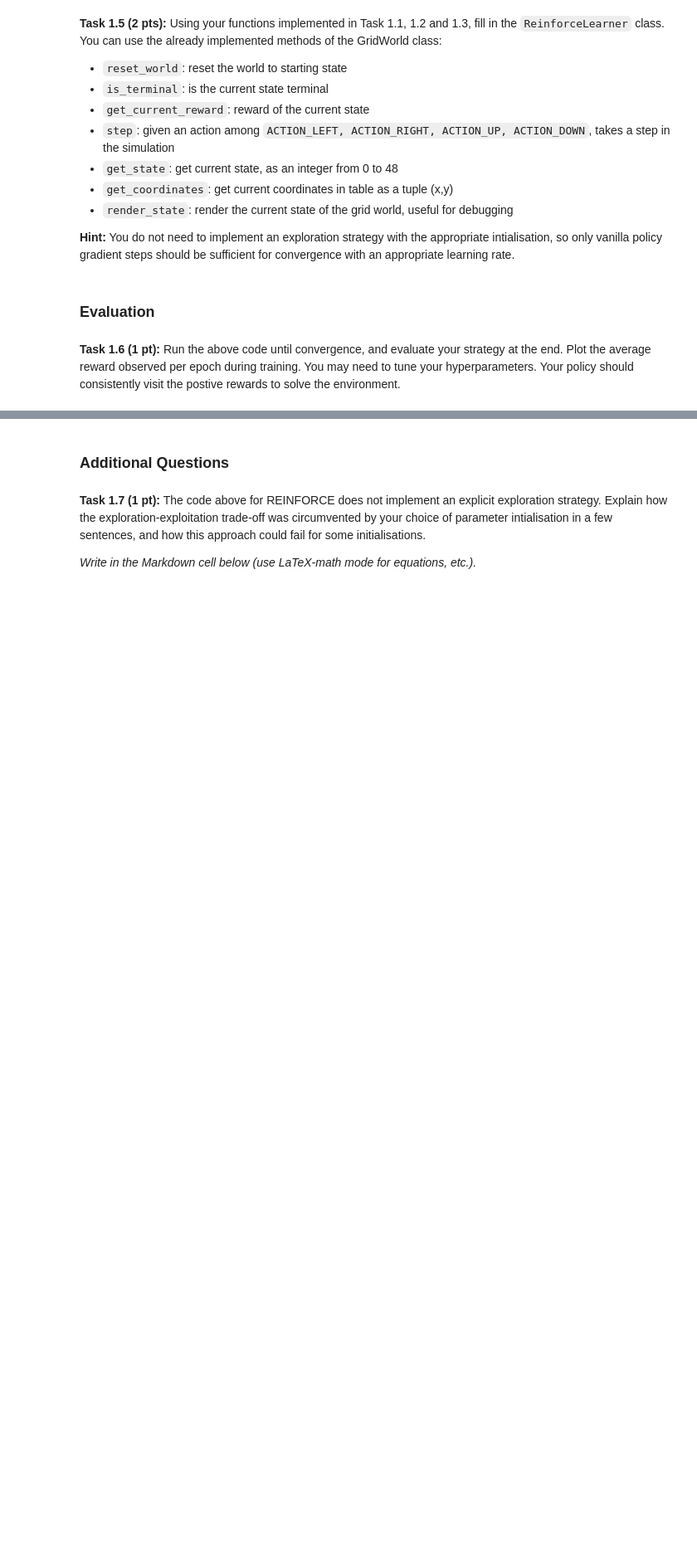
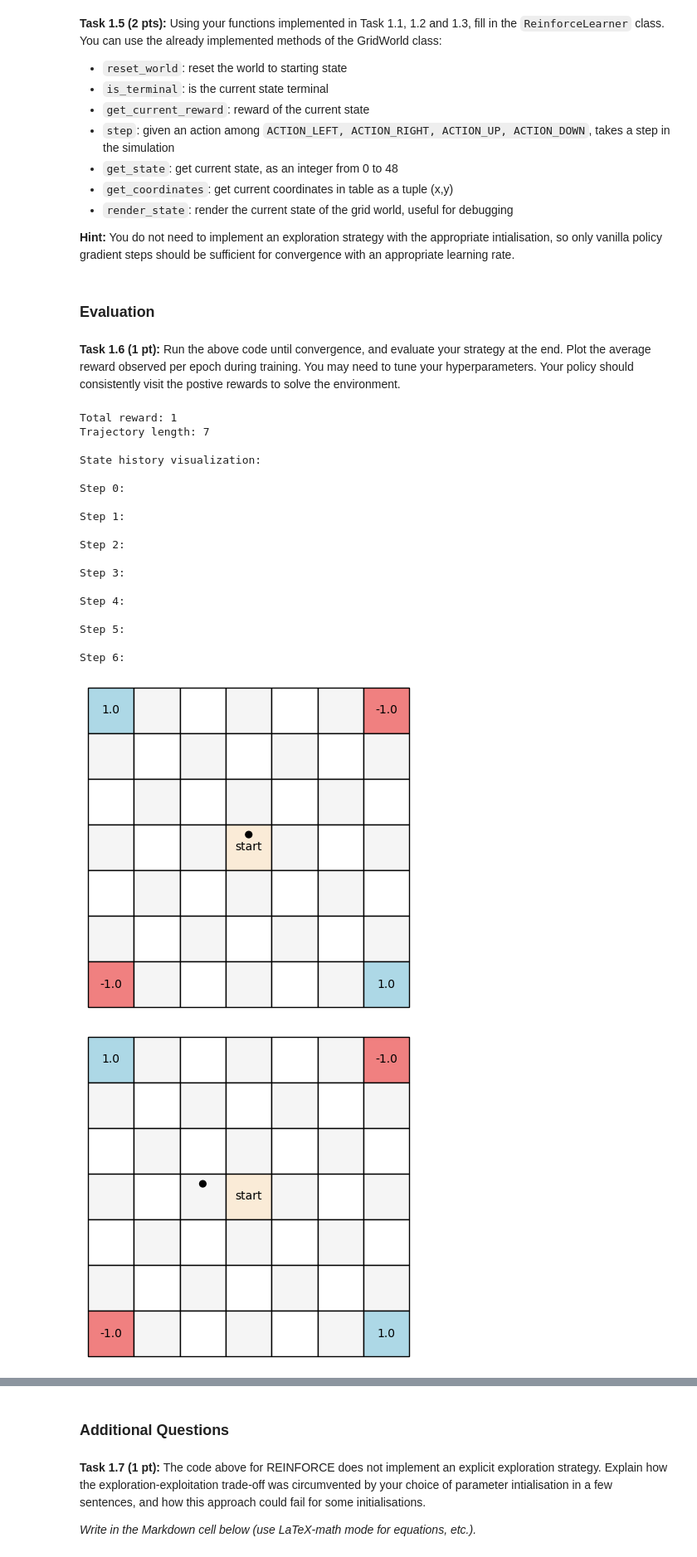
Before and after one commit to amamiya-yuuko-1225/advml, a Jupyter notebook: Project3/deep-rl-assignment.ipynb, the cells around one changed output, grey strips where cells are left out. Shown: that part at 83% size. Drawn from its saved outputs; the diff is of its cells as text; code cells hidden in the pictures; blank space fills up the shorter version.

```diff
--- a/Project3/deep-rl-assignment.ipynb
+++ b/Project3/deep-rl-assignment.ipynb
@@ -192,8 +200,14 @@ def get_features_onehot(state:int, action:int):
     """
 
     # TODO: FILL IN YOUR CODE HERE!
+    features = np.zeros(196)
 
-    pass
+    # find index that needs to be set to 1
+    index = 4 * state + action
+
+    features[index] = 1
+
+    return features
 # %% [markdown]
 **Task 1.2 (0.5 pt):** Implement an initialisation for the parameters $\theta \in \mathbb{R}^{196}$ as a numpy vector that you think is appropriate for efficient exploration.
 # %%
@@ -201,6 +215,9 @@ def get_initial_parameters():
     """Returns vector of size 196 of initial parameters theta"""
 
     # TODO: FILL IN YOUR CODE HERE!
+
+    # we have no prior knowledge, so we initialize to one
+    return np.ones(196)
 # %% [markdown]
 **Task 1.3 (2 pts):**
 Calculate the partial derivatives $\frac{\partial \pi_\theta(a|s)}{\partial \theta}$.
@@ -341,3 +507,15 @@ You may need to tune your hyperparameters. Your policy should consistently visit
 # %%
 # TODO: Run your implementation for 1.5 here.
 # Remember to evaluate it at the end. Show your evalutation (including visualization of state history)!
+
+learner = ReinforceLearner(
+    learning_rate=0.01,
+    gamma=0.9
+)
+
+
+n_updates = 600
+n_trajectories = 20
+
+
+rewards = learner.train(n_updates, n_trajectories)
@@ -345,0 +522,38 @@ You may need to tune your hyperparameters. Your policy should consistently visit
+# %%
+## TODO: Plot the average reward observed per epoch during training here
+
+learner.evaluate(render=True)
+
+# Plotting the rewards
+plt.figure(figsize=(10, 6))
+plt.plot(rewards)
+plt.xlabel('Episode')
+plt.ylabel('Average Reward')
+plt.title('REINFORCE Training Progress')
+plt.grid(True, alpha=0.3)
+plt.axhline(y=1, color='g', linestyle='--', label='Maximum reward (+1)')
+plt.axhline(y=-1, color='r', linestyle='--', label='Minimum reward (-1)')
+plt.axhline(y=0, color='gray', linestyle=':', alpha=0.5)
+plt.legend()
+plt.show()
+# %% [output]
+Total reward: 1
+Trajectory length: 7
+
+State history visualization:
+
+Step 0:
+
+Step 1:
+
+Step 2:
+
+Step 3:
+
+Step 4:
+
+Step 5:
+
+Step 6:
+[figure, added]
+[figure, added]
```
Also changed, not shown: parts of 14 cells of this notebook.
